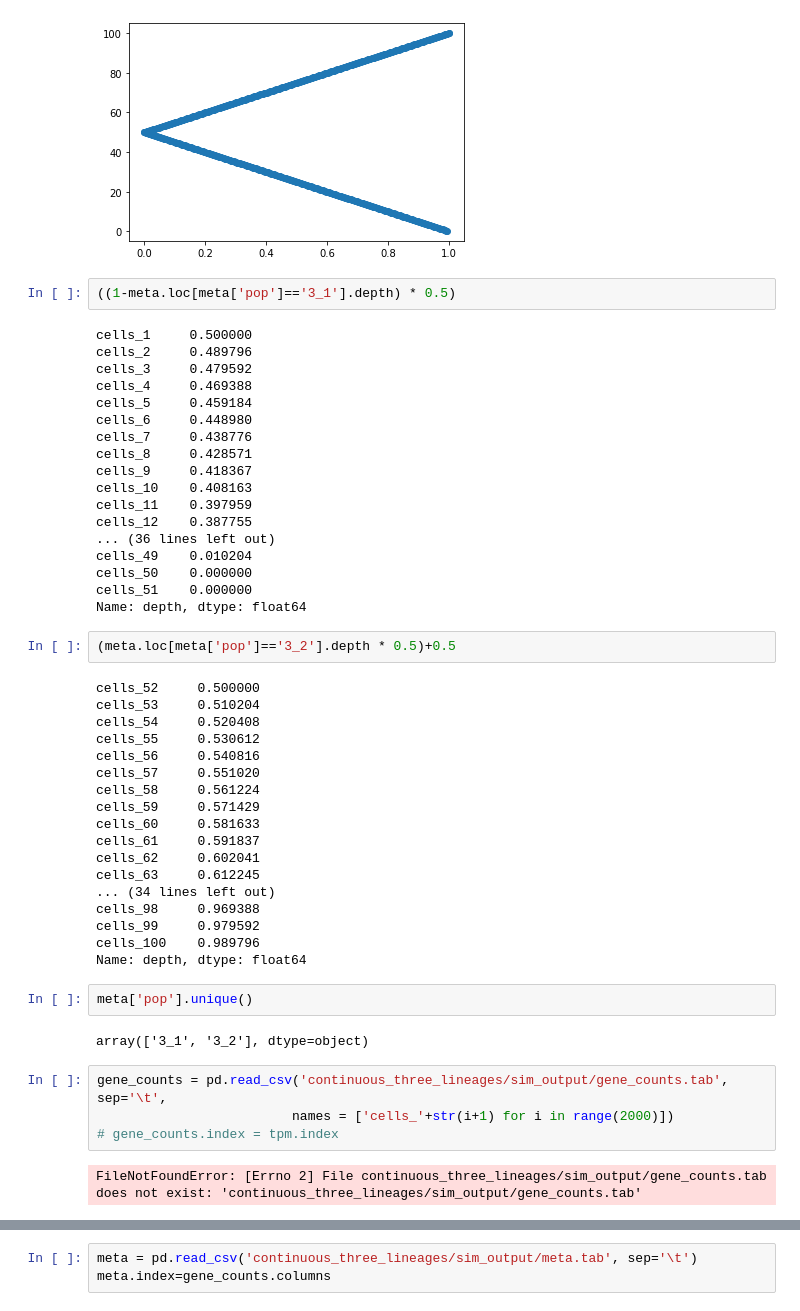
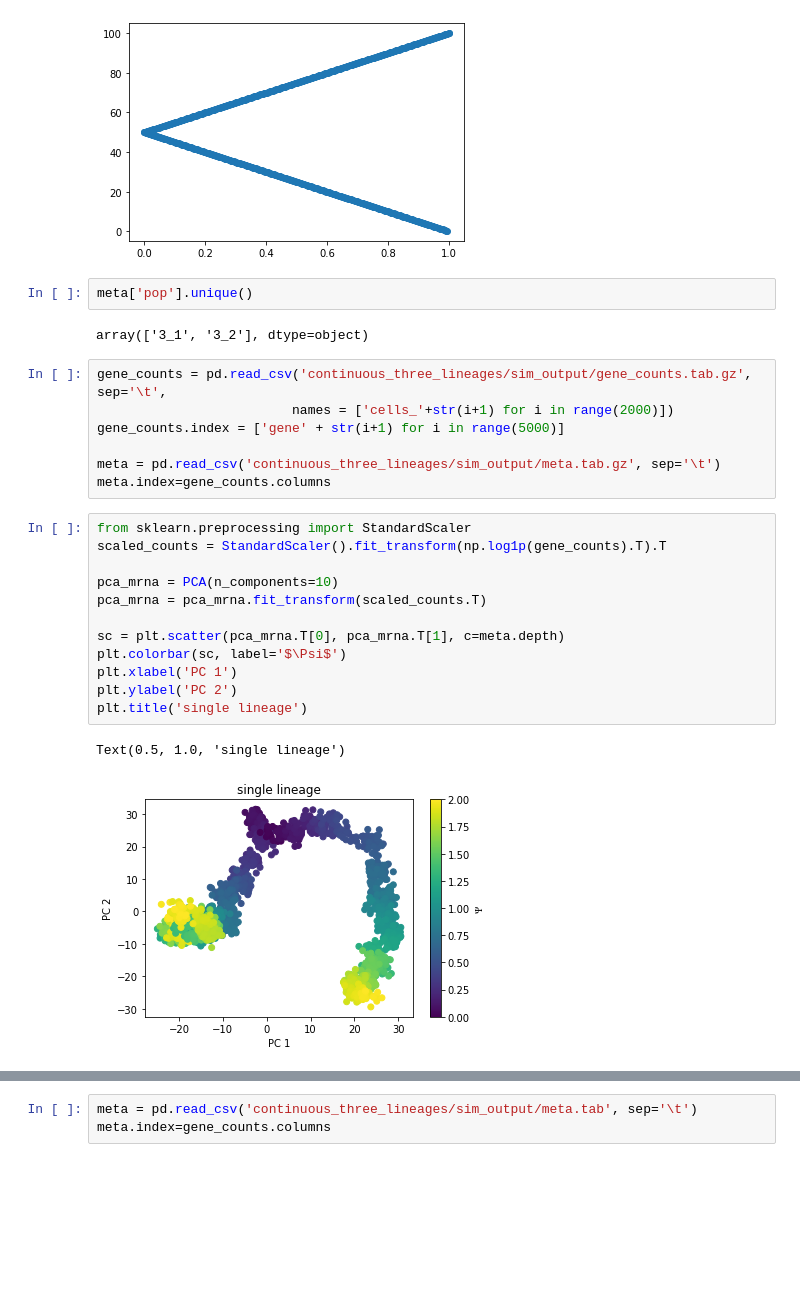
Before and after one commit to lareaulab/analysis_psix, a Jupyter notebook: simulations/process_symsim_output.ipynb, the cells around one changed output, grey strips where cells are left out. Cells and saved outputs as stored; diff of their text form; blank space fills up the shorter version.

```diff
--- a/simulations/process_symsim_output.ipynb
+++ b/simulations/process_symsim_output.ipynb
@@ -202,53 +205,29 @@ plt.scatter(meta.depth, meta.lineage_depth)
 # %% [output]
 <matplotlib.collections.PathCollection at 0x...>
 [figure]
-# %%
-((1-meta.loc[meta['pop']=='3_1'].depth) * 0.5)
-# %% [output]
-cells_1     0.500000
-cells_2     0.489796
-cells_3     0.479592
-cells_4     0.469388
-cells_5     0.459184
-cells_6     0.448980
-cells_7     0.438776
-cells_8     0.428571
-cells_9     0.418367
-cells_10    0.408163
-cells_11    0.397959
-cells_12    0.387755
-... (36 lines left out)
-cells_49    0.010204
-cells_50    0.000000
-cells_51    0.000000
-Name: depth, dtype: float64
-# %%
-(meta.loc[meta['pop']=='3_2'].depth * 0.5)+0.5
-# %% [output]
-cells_52     0.500000
-cells_53     0.510204
-cells_54     0.520408
-cells_55     0.530612
-cells_56     0.540816
-cells_57     0.551020
-cells_58     0.561224
-cells_59     0.571429
-cells_60     0.581633
-cells_61     0.591837
-cells_62     0.602041
-cells_63     0.612245
-... (34 lines left out)
-cells_98     0.969388
-cells_99     0.979592
-cells_100    0.989796
-Name: depth, dtype: float64
 # %%
 meta['pop'].unique()
 # %% [output]
 array(['3_1', '3_2'], dtype=object)
 # %%
-gene_counts = pd.read_csv('continuous_three_lineages/sim_output/gene_counts.tab', sep='\t',
+gene_counts = pd.read_csv('continuous_three_lineages/sim_output/gene_counts.tab.gz', sep='\t',
                          names = ['cells_'+str(i+1) for i in range(2000)])
-# gene_counts.index = tpm.index
+gene_counts.index = ['gene' + str(i+1) for i in range(5000)]
+
+meta = pd.read_csv('continuous_three_lineages/sim_output/meta.tab.gz', sep='\t')
+meta.index=gene_counts.columns
-# %% [output]
-FileNotFoundError: [Errno 2] File continuous_three_lineages/sim_output/gene_counts.tab does not exist: 'continuous_three_lineages/sim_output/gene_counts.tab'
+# %%
+from sklearn.preprocessing import StandardScaler
+scaled_counts = StandardScaler().fit_transform(np.log1p(gene_counts).T).T
+
+pca_mrna = PCA(n_components=10)
+pca_mrna = pca_mrna.fit_transform(scaled_counts.T)
+
+sc = plt.scatter(pca_mrna.T[0], pca_mrna.T[1], c=meta.depth)
+plt.colorbar(sc, label='$\Psi$')
+plt.xlabel('PC 1')
+plt.ylabel('PC 2')
+plt.title('single lineage')
+# %% [output]
+Text(0.5, 1.0, 'single lineage')
+[figure, added]
```
Also changed, not shown: parts of 6 cells of this notebook, 35 other files.
